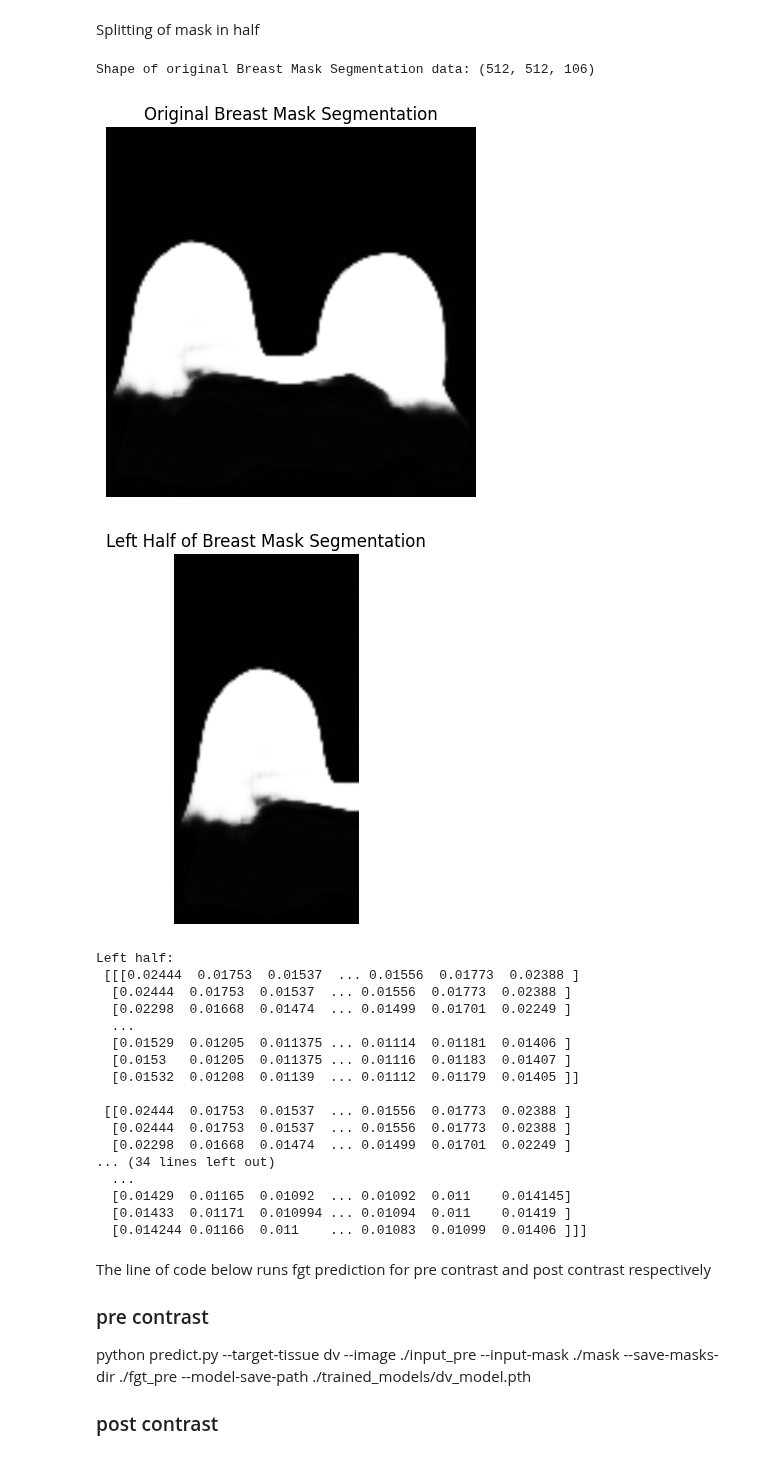
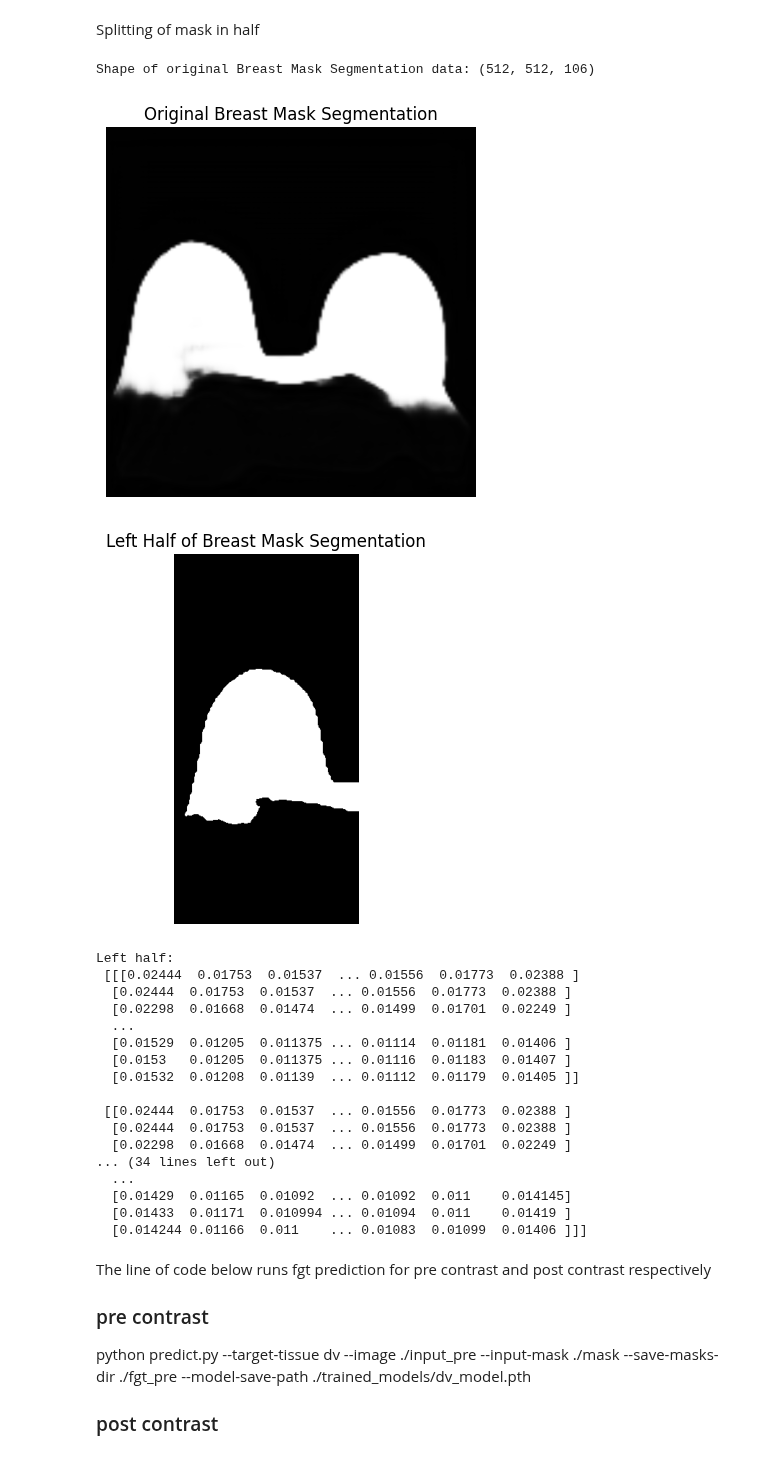
Before and after one commit to hsuryainfo/3D-Breast-FGT-and-Blood-Vessel-Segmentation, a Jupyter notebook: ispy.ipynb, the cells around one changed output. Cells and saved outputs as stored; diff of their text form; code cells hidden in the pictures.

Commit message:
bilteral images

```diff
--- a/ispy.ipynb
+++ b/ispy.ipynb
@@ -64,32 +82,46 @@ Splitting of mask in half
 # %%
 import numpy as np
 import matplotlib.pyplot as plt
 import os
 
 breast_mask_seg = np.load('./mask/output.npy')
 print("Shape of original Breast Mask Segmentation data:", breast_mask_seg.shape)
 
 plt.imshow(breast_mask_seg[:,:,42], cmap='gray')
 plt.title('Original Breast Mask Segmentation')
 plt.axis('off')
 plt.show()
 
 mid_index = breast_mask_seg.shape[1] // 2
 
 left_half = breast_mask_seg[:, :mid_index, :]
 
-plt.imshow(left_half[:,:,42], cmap = 'gray')
+plt.imshow(left_half[:,:,42]>0.5, cmap = 'gray')
 plt.title('Left Half of Breast Mask Segmentation')
 plt.axis('off')
 plt.show()
 
+# plt.imshow(left_half[:,:,42], cmap = 'gray')
+# plt.title('Left Half of Breast Mask Segmentation')
+# plt.axis('off')
+# plt.show()
+
+# plt.imshow(left_half[:,:,38] == 1, cmap = 'gray')
+# plt.title('Left Half of Breast Mask Segmentation')
+# plt.axis('off')
+# plt.show()
+
+
+
+
+
 print("Left half:\n", left_half)
 
 np.save('./mask/mask_left.npy', left_half)
 # %% [output]
 Shape of original Breast Mask Segmentation data: (512, 512, 106)
 [figure]
-[figure, old version]
+[figure, new version]
 Left half:
  [[[0.02444  0.01753  0.01537  ... 0.01556  0.01773  0.02388 ]
   [0.02444  0.01753  0.01537  ... 0.01556  0.01773  0.02388 ]
```
Also changed, not shown: parts of 4 cells of this notebook, 11 other files.
